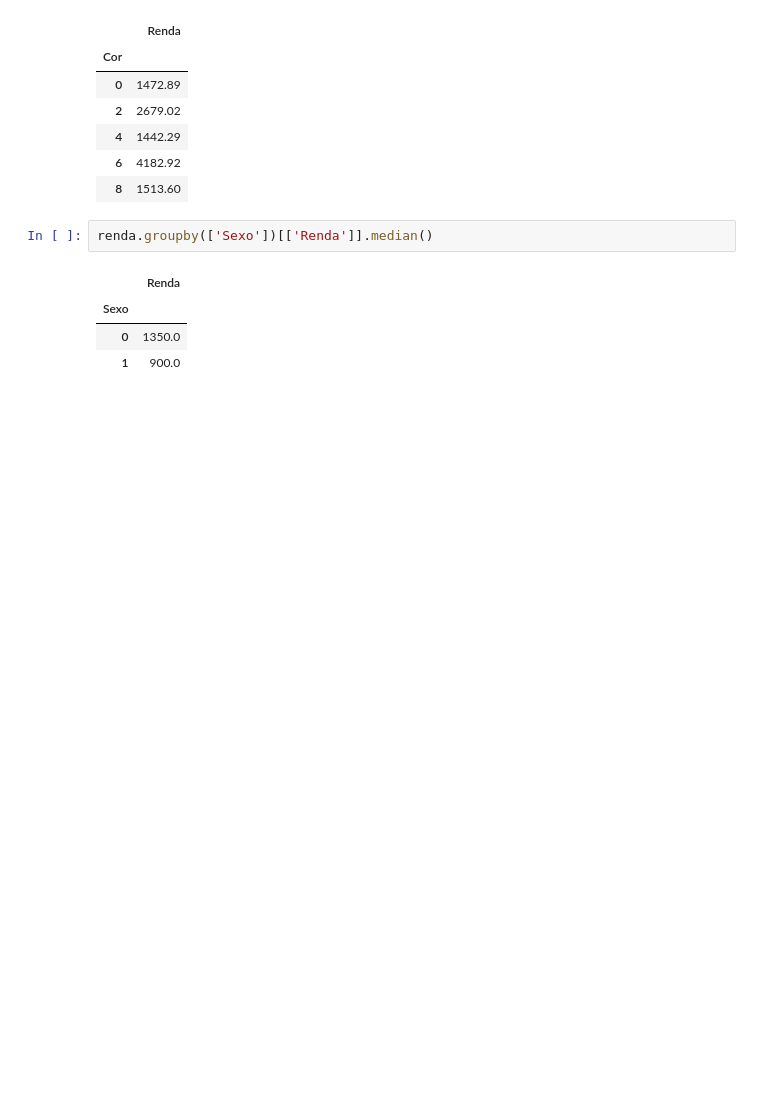
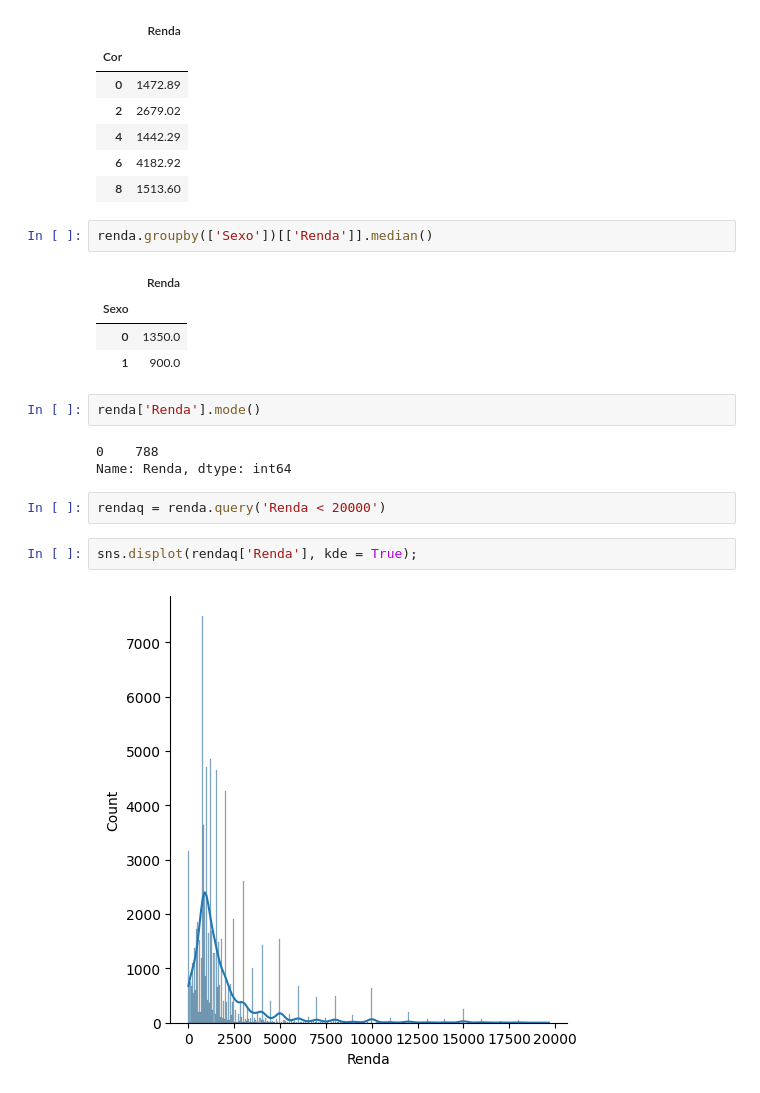
Before and after one commit to PNGFaria/Estatistica-com-Python-frequencias-e-medidas, a Jupyter notebook: renda.ipynb, the cells around one changed output. Saved outputs shown, nothing was run; the diff lists cells and outputs as text; blank space fills up the shorter version.

```diff
--- a/renda.ipynb
+++ b/renda.ipynb
@@ -278,3 +278,14 @@ renda.groupby(['Sexo'])[['Renda']].median()
 | Sexo |  |
 | 0 | 1350.0 |
 | 1 | 900.0 |
+# %%
+renda['Renda'].mode()
+# %% [output]
+0    788
+Name: Renda, dtype: int64
+# %%
+rendaq = renda.query('Renda < 20000')
+# %%
+sns.displot(rendaq['Renda'], kde = True);
+# %% [output]
+[figure, added]
```
Also changed, not shown: parts of 11 cells of this notebook.
